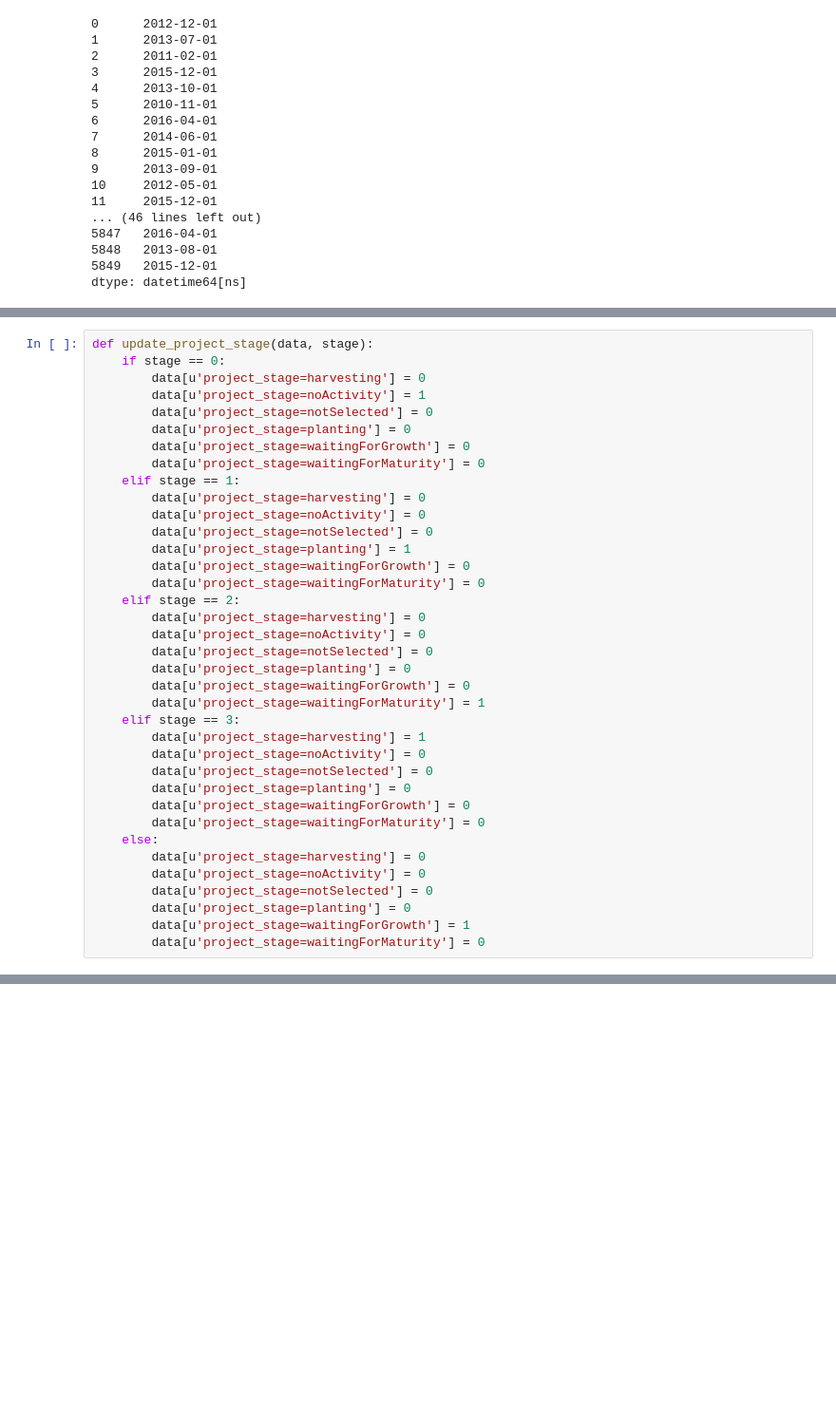
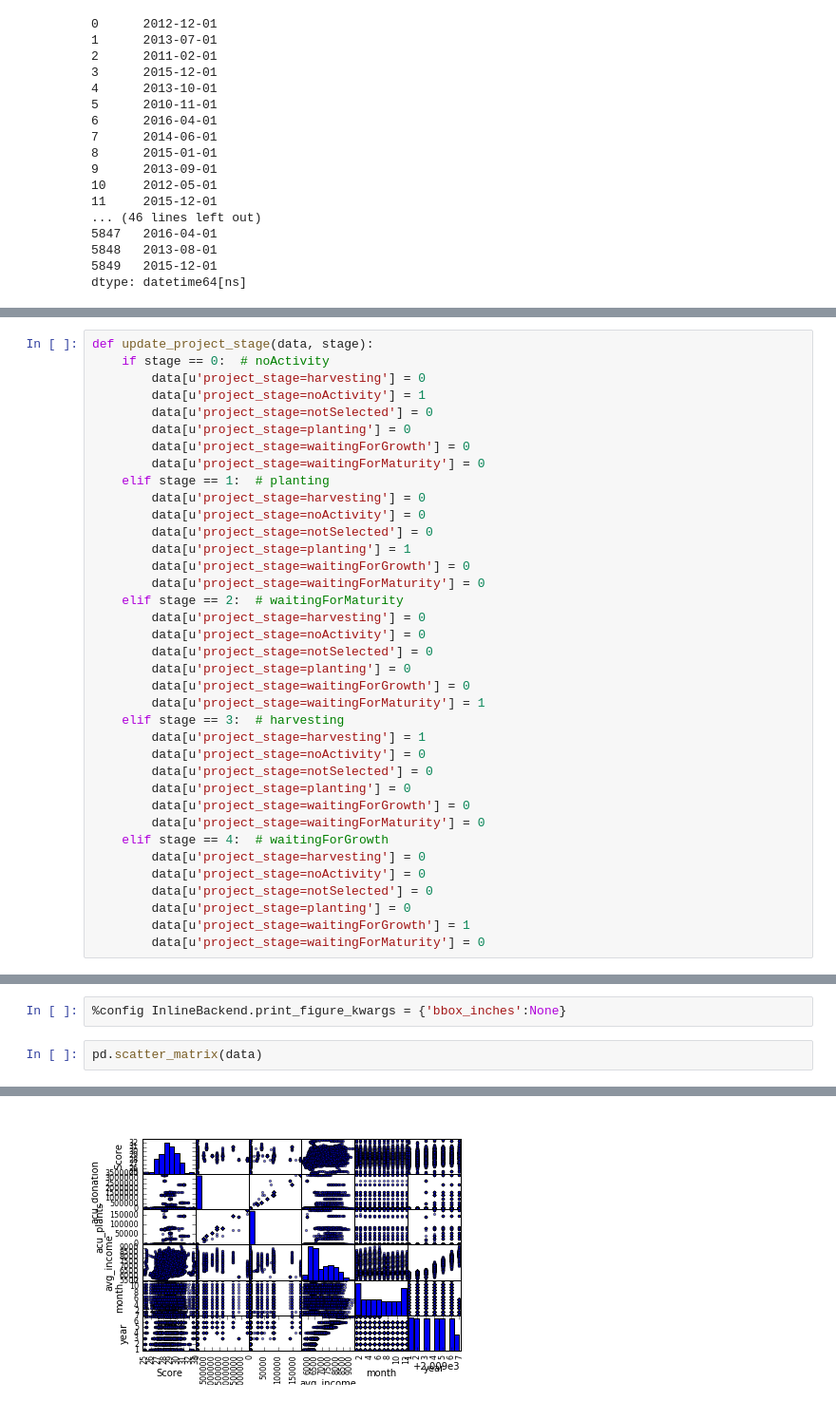
Before and after one commit to impact-learning/demo_backend, a Jupyter notebook: ML.ipynb, the cells around one changed output, grey strips where cells are left out. Shown at 95% size. Drawn from its saved outputs; the diff is of its cells as text; blank space fills up the shorter version.

```diff
--- a/ML.ipynb
+++ b/ML.ipynb
@@ -589,34 +626,34 @@ datetime.datetime.now().month
 # %%
 def update_project_stage(data, stage):
-    if stage == 0:
+    if stage == 0:  # noActivity
         data[u'project_stage=harvesting'] = 0
         data[u'project_stage=noActivity'] = 1
         data[u'project_stage=notSelected'] = 0
         data[u'project_stage=planting'] = 0
         data[u'project_stage=waitingForGrowth'] = 0
         data[u'project_stage=waitingForMaturity'] = 0
-    elif stage == 1:
+    elif stage == 1:  # planting
         data[u'project_stage=harvesting'] = 0
         data[u'project_stage=noActivity'] = 0
         data[u'project_stage=notSelected'] = 0
         data[u'project_stage=planting'] = 1
         data[u'project_stage=waitingForGrowth'] = 0
         data[u'project_stage=waitingForMaturity'] = 0
-    elif stage == 2:
+    elif stage == 2:  # waitingForMaturity
         data[u'project_stage=harvesting'] = 0
         data[u'project_stage=noActivity'] = 0
         data[u'project_stage=notSelected'] = 0
         data[u'project_stage=planting'] = 0
         data[u'project_stage=waitingForGrowth'] = 0
         data[u'project_stage=waitingForMaturity'] = 1
-    elif stage == 3:
+    elif stage == 3:  # harvesting
         data[u'project_stage=harvesting'] = 1
         data[u'project_stage=noActivity'] = 0
         data[u'project_stage=notSelected'] = 0
         data[u'project_stage=planting'] = 0
         data[u'project_stage=waitingForGrowth'] = 0
         data[u'project_stage=waitingForMaturity'] = 0
-    else:
+    elif stage == 4:  # waitingForGrowth
         data[u'project_stage=harvesting'] = 0
         data[u'project_stage=noActivity'] = 0
         data[u'project_stage=notSelected'] = 0
@@ -698,0 +819,5 @@ result
+# %%
+%config InlineBackend.print_figure_kwargs = {'bbox_inches':None}
+# %%
+pd.scatter_matrix(data)
+# %% [output]
@@ -698,0 +841 @@ result
+[figure, added]
```
Also changed, not shown: parts of 31 cells of this notebook, 8 other files.
